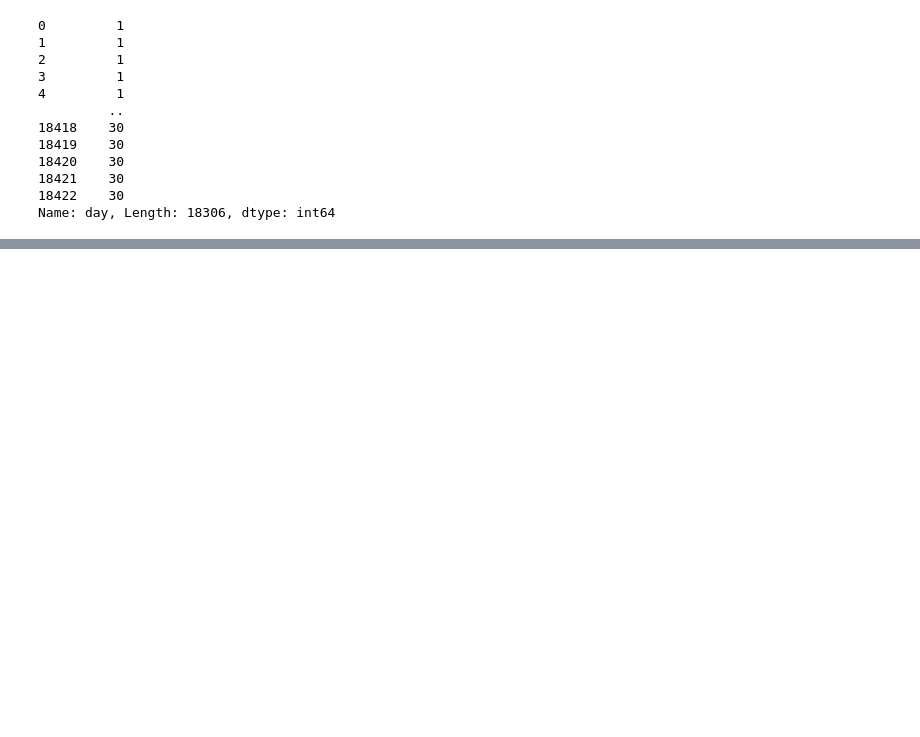
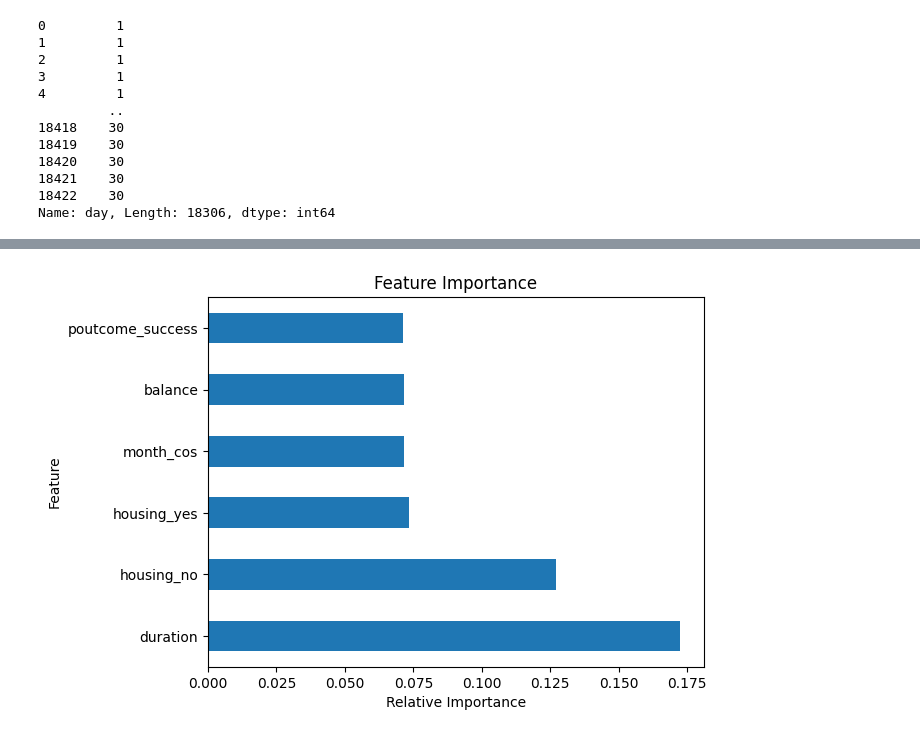
Before and after one commit to vandyG/datascience-pa2, a Jupyter notebook: src/dt.ipynb, the cells around one changed output, grey strips where cells are left out. Cells and saved outputs as stored; diff of their text form; code cells hidden in the pictures; blank space fills up the shorter version.

```diff
--- a/src/dt.ipynb
+++ b/src/dt.ipynb
@@ -163,0 +228,35 @@ KeyError: "['date'] not found in axis"
+# %%
+y = data["y"]
+X = data.drop(["y"], axis=1)
+# %%
+from imblearn.over_sampling import SMOTE
+from sklearn.model_selection import train_test_split
+
+# Split data before balancing
+X_train, X_test, y_train, y_test = train_test_split(X, y, test_size=0.25)
+smote = SMOTE()
+X_train_resampled, y_train_resampled = smote.fit_resample(X_train, y_train)
+# %%
+import matplotlib.pyplot as plt
+import pandas as pd
+import seaborn as sns
+from sklearn import tree
+from sklearn.metrics import classification_report, confusion_matrix
+from sklearn.tree import DecisionTreeClassifier
+
+# Fit the classifier to the data
+dt_clf = DecisionTreeClassifier(random_state=8)
+dt_clf.fit(X_train_resampled, y_train_resampled)
+
+# Access the feature importances
+feature_importances = dt_clf.feature_importances_
+
+# Create a Series with feature names and importances
+feature_imp = pd.Series(feature_importances, index=data.drop(["y"], axis=1).columns)
+
+# Sort the features by importance
+feature_imp_sorted = feature_imp.sort_values(ascending=False)
+
+# Print the six most important features
+print("Feature Importance:")
+print(feature_imp_sorted[:6])
@@ -163,0 +272,9 @@ KeyError: "['date'] not found in axis"
+# %%
+# Plot the feature importances
+feature_imp_sorted[:6].plot(kind="barh")
+plt.xlabel("Relative Importance")
+plt.ylabel("Feature")
+plt.title("Feature Importance")
+plt.show()
+# %% [output]
+[figure, added]
```
Also changed, not shown: parts of 21 cells of this notebook, 4 other files.
